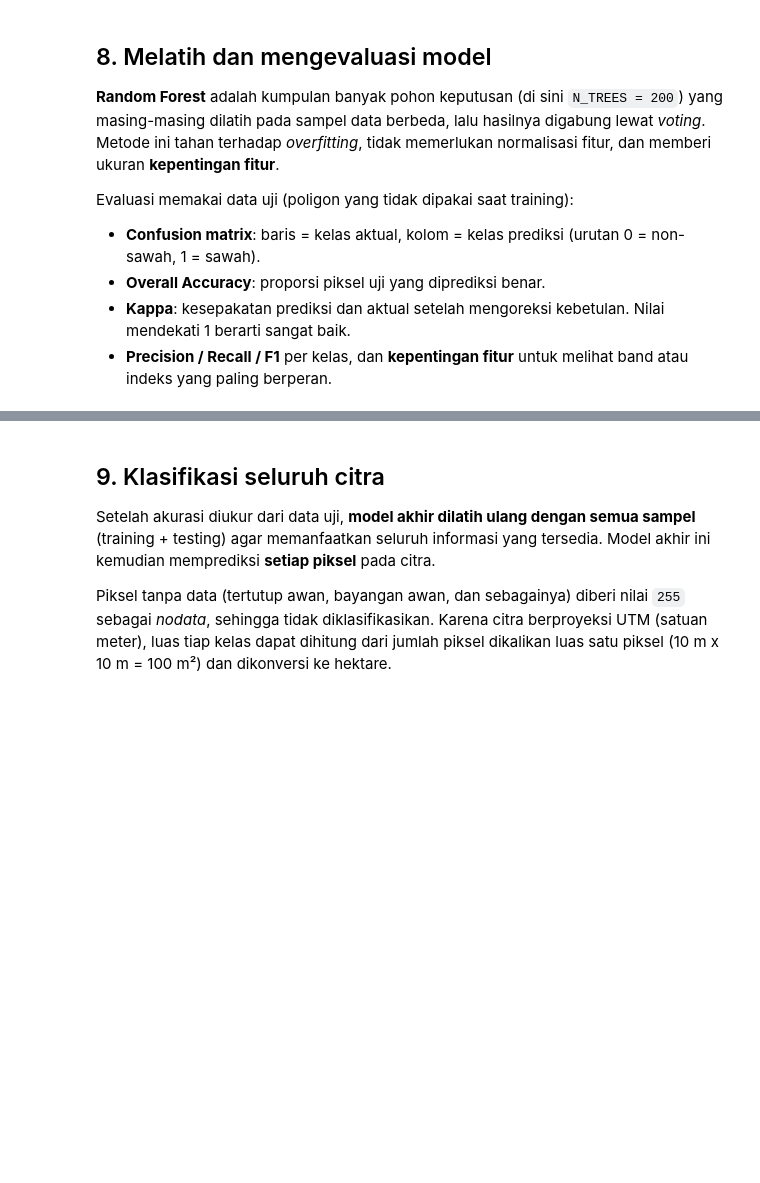
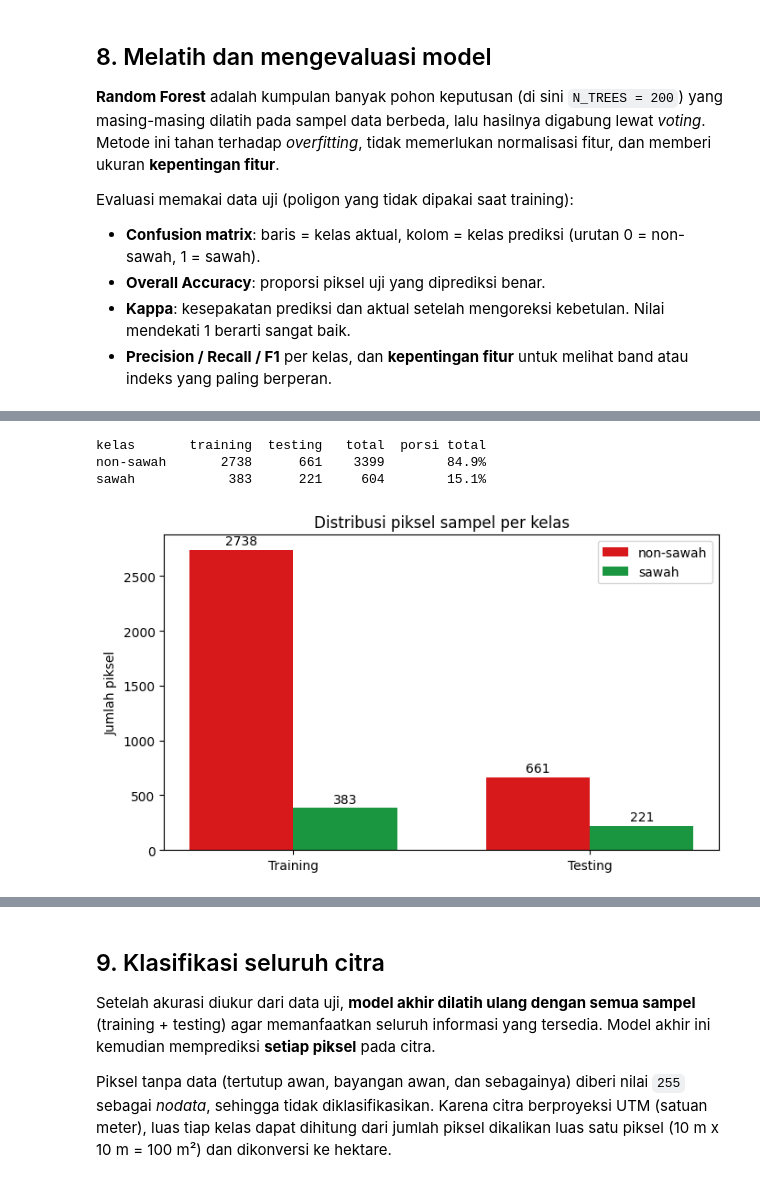
Before and after one commit to Okansyailendra/PSD, a Jupyter notebook: materi/klasifikasi_sawah/klasifikasi_sawah_sentinel2a.ipynb, the cells around one changed output, grey strips where cells are left out. Drawn from its saved outputs; the diff is of its cells as text; code cells hidden in the pictures; blank space fills up the shorter version.

```diff
--- a/materi/klasifikasi_sawah/klasifikasi_sawah_sentinel2a.ipynb
+++ b/materi/klasifikasi_sawah/klasifikasi_sawah_sentinel2a.ipynb
@@ -506,0 +563,5 @@ log(f"Piksel training: {len(y_train)} | testing: {len(y_test)}")
+# %%
+for k, nama in ((0, "non-sawah"), (1, "sawah")):
+    n_tr = int((y_train == k).sum())
+    n_te = int((y_test == k).sum())
+    log(f"{nama:<10}: training {n_tr} piksel | testing {n_te} piksel | total {n_tr + n_te} piksel")
@@ -531,0 +694,29 @@ for n, v in sorted(zip(FEATURE_NAMES, rf.feature_importances_), key=lambda x: -x
+# %%
+n_train = np.bincount(y_train, minlength=2)
+n_test = np.bincount(y_test, minlength=2)
+n_total = n_train + n_test
+nama_kelas = ["non-sawah", "sawah"]
+
+print(f"{'kelas':<10} {'training':>9} {'testing':>8} {'total':>7} {'porsi total':>12}")
+for k in (0, 1):
+    print(f"{nama_kelas[k]:<10} {n_train[k]:>9} {n_test[k]:>8} {n_total[k]:>7} {n_total[k] / n_total.sum():>12.1%}")
+
+x = np.arange(2)
+lebar = 0.35
+fig, ax = plt.subplots(figsize=(7, 4.2))
+b0 = ax.bar(x - lebar / 2, [n_train[0], n_test[0]], lebar, color="#d7191c", label="non-sawah")
+b1 = ax.bar(x + lebar / 2, [n_train[1], n_test[1]], lebar, color="#1a9641", label="sawah")
+ax.bar_label(b0, padding=2)
+ax.bar_label(b1, padding=2)
+ax.set_xticks(x)
+ax.set_xticklabels(["Training", "Testing"])
+ax.set_ylabel("Jumlah piksel")
+ax.set_title("Distribusi piksel sampel per kelas")
+ax.legend()
+plt.tight_layout()
+plt.show()
+# %% [output]
+kelas       training  testing   total  porsi total
+non-sawah       2738      661    3399        84.9%
+sawah            383      221     604        15.1%
+[figure, added]
```
Also changed, not shown: parts of 25 cells of this notebook, 15 other files.
